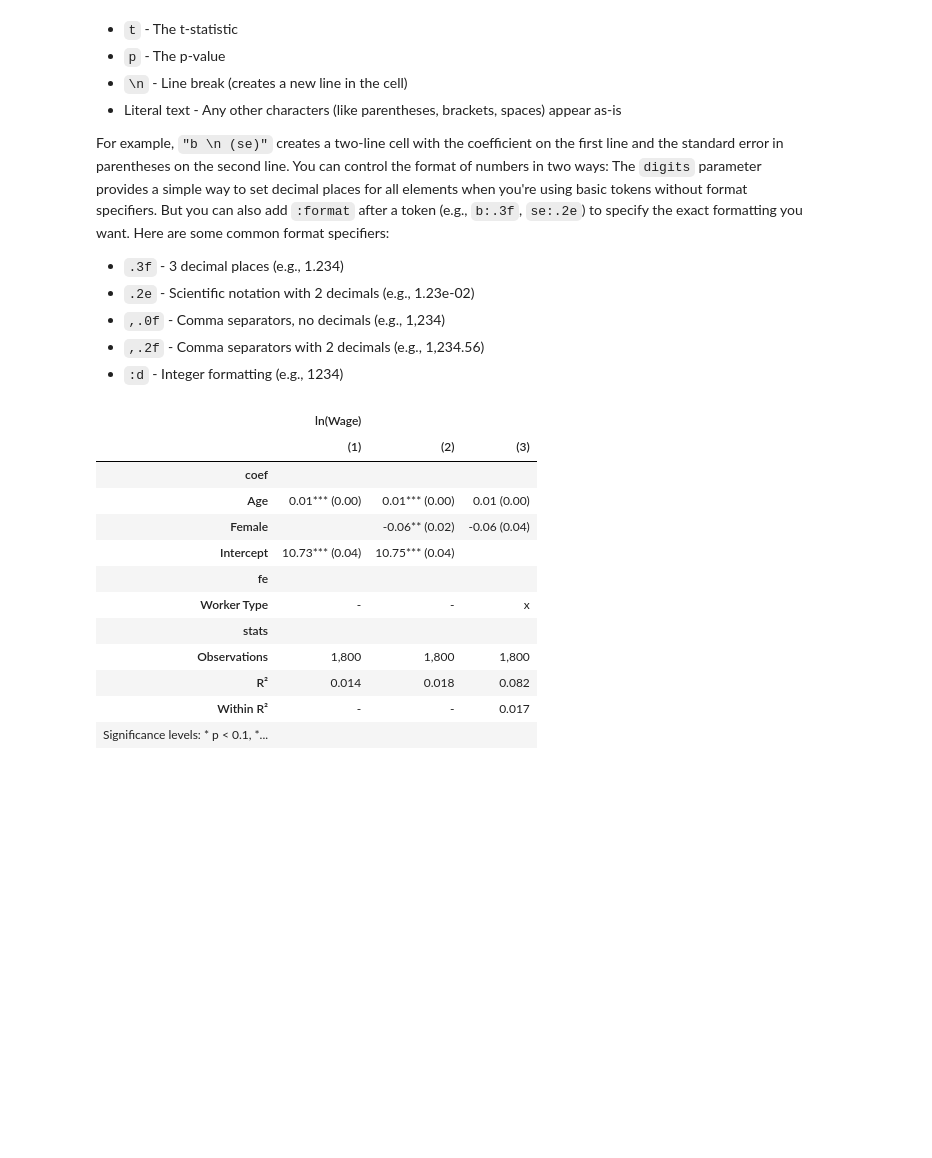
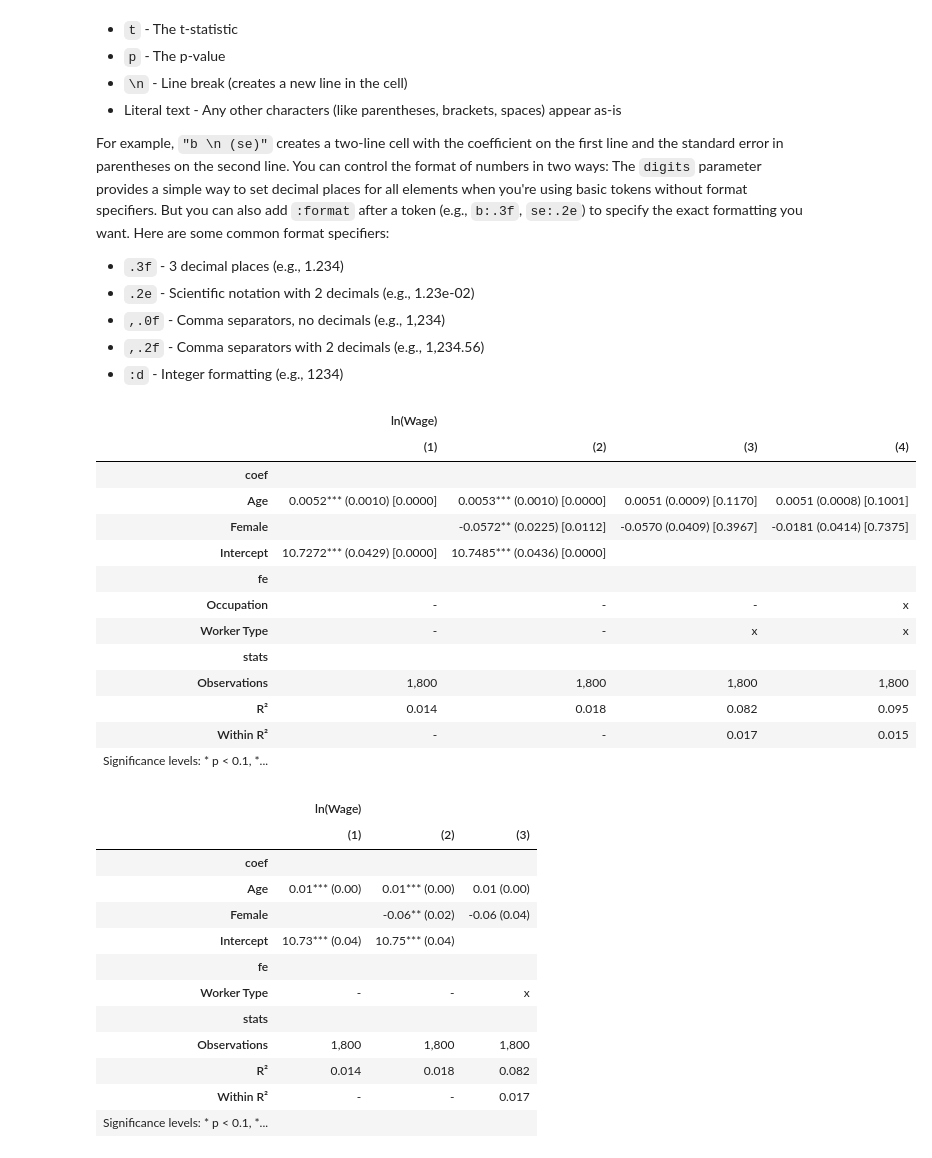
Before and after one commit to dsliwka/maketables, a Jupyter notebook: ETable.ipynb, the cells around one changed output. Cells and saved outputs as stored; diff of their text form; code cells hidden in the pictures; blank space fills up the shorter version.

```diff
--- a/ETable.ipynb
+++ b/ETable.ipynb
@@ -207,6 +207,24 @@ For example, `"b \n (se)"` creates a two-line cell with the coefficient on the f
 - `,.0f` - Comma separators, no decimals (e.g., 1,234)
 - `,.2f` - Comma separators with 2 decimals (e.g., 1,234.56)
 - `:d` - Integer formatting (e.g., 1234)
+# %%
+# Show standard errors and p-values
+mt.ETable([est1, est2, est3, est4], coef_fmt="b \n (se) \n [p]", digits=4)
+# %% [output]
+|  | ln(Wage) |  |  |  |
+|  | (1) | (2) | (3) | (4) |
+| coef |  |  |  |  |
+| Age | 0.0052*** (0.0010) [0.0000] | 0.0053*** (0.0010) [0.0000] | 0.0051 (0.0009) [0.1170] | 0.0051 (0.0008) [0.1001] |
+| Female |  | -0.0572** (0.0225) [0.0112] | -0.0570 (0.0409) [0.3967] | -0.0181 (0.0414) [0.7375] |
+| Intercept | 10.7272*** (0.0429) [0.0000] | 10.7485*** (0.0436) [0.0000] |  |  |
+| fe |  |  |  |  |
+| Occupation | - | - | - | x |
+| Worker Type | - | - | x | x |
+| stats |  |  |  |  |
+| Observations | 1,800 | 1,800 | 1,800 | 1,800 |
+| R² | 0.014 | 0.018 | 0.082 | 0.095 |
+| Within R² | - | - | 0.017 | 0.015 |
+| Significance levels: * p < 0.1, *... |  |  |  |  |
 # %%
 # Example: Show coefficients and standard errors with 2 decimal places
 mt.ETable([est1, est2, est3], coef_fmt="b:.2f \n (se:.2f)")
```
Also changed, not shown: parts of 6 cells of this notebook, 6 other files.
